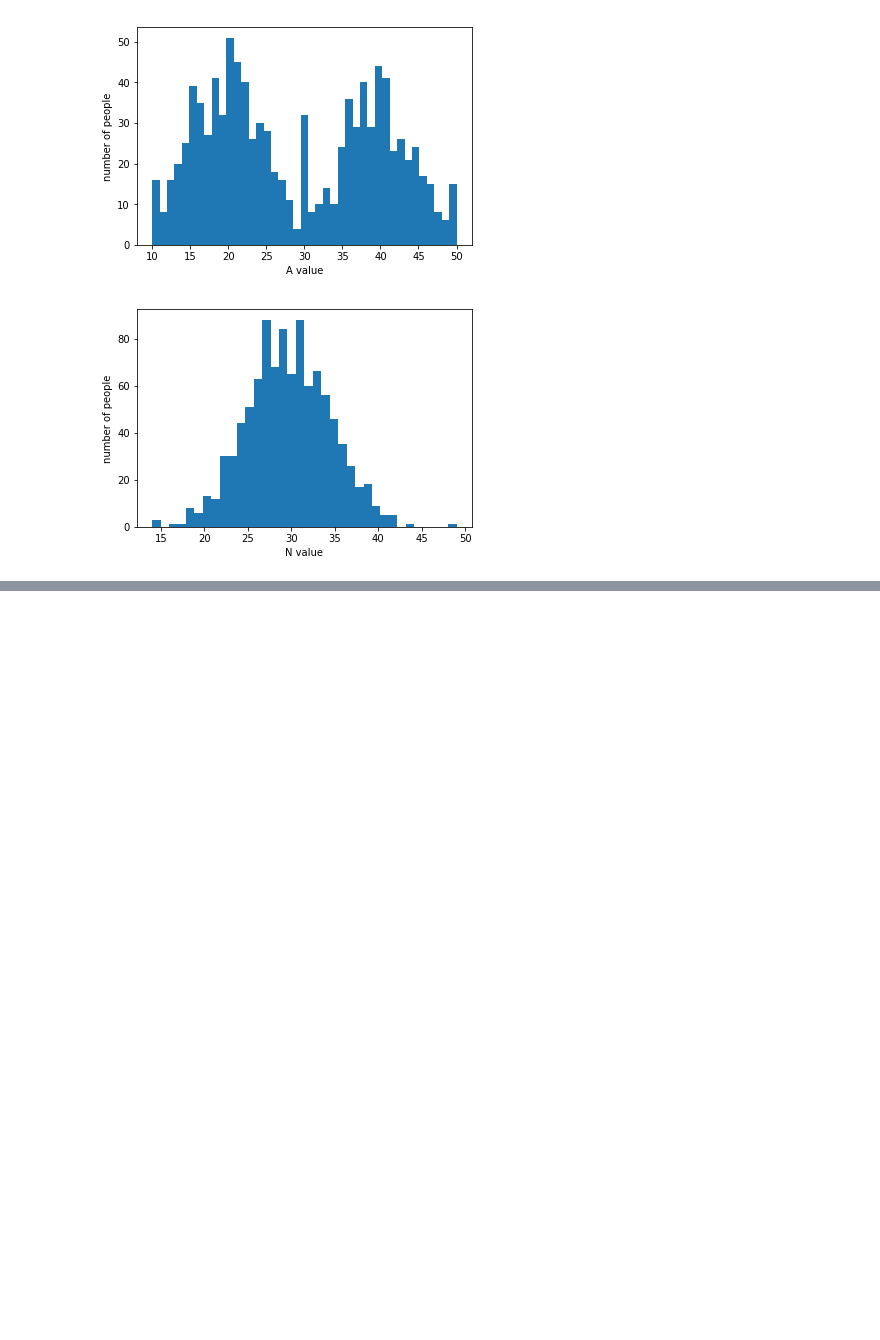
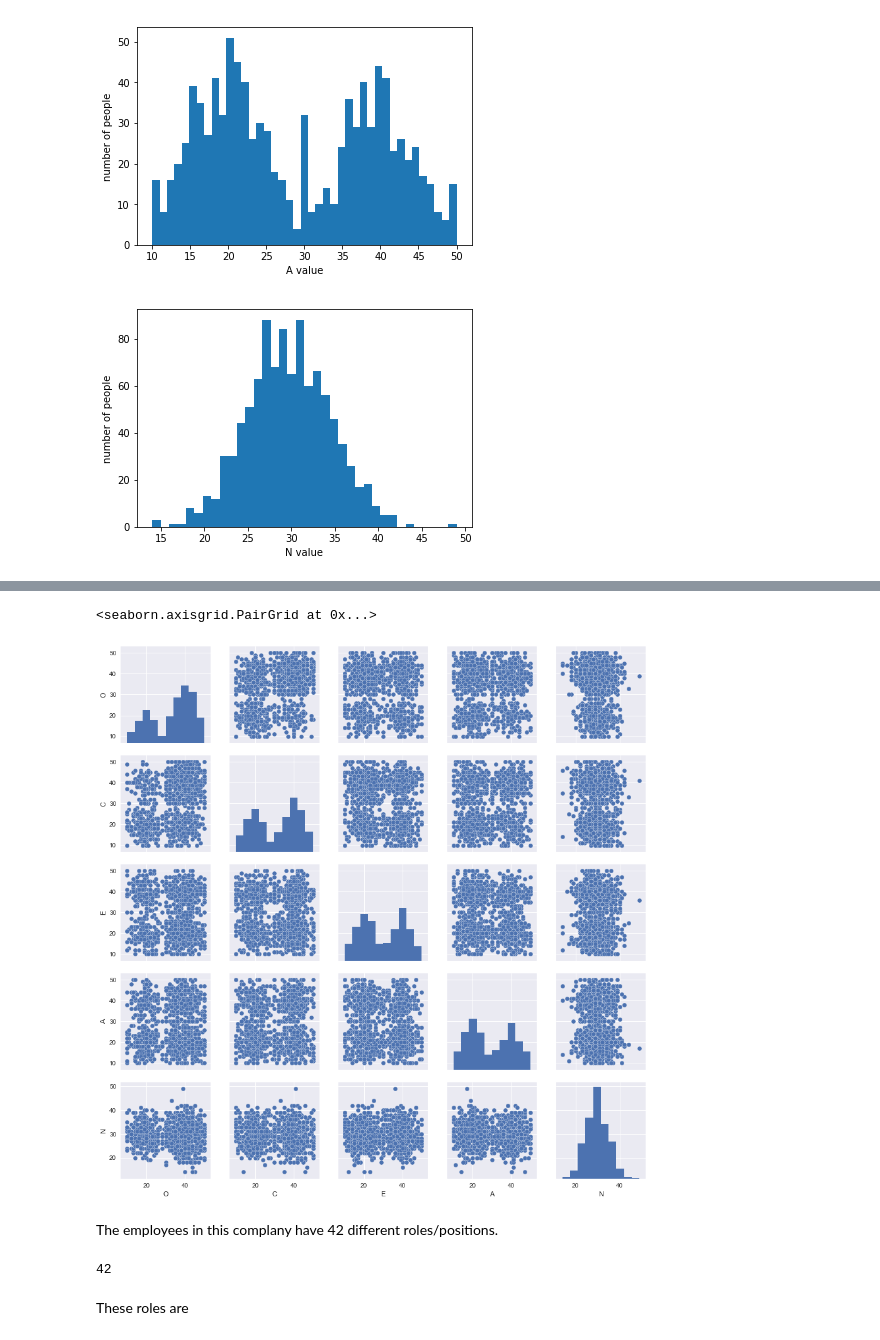
Before and after one commit to TalhaGhaffar/Data-Analytics, a Jupyter notebook: Distribution of OCEAN.ipynb, the cells around one changed output, grey strips where cells are left out. Saved outputs shown, nothing was run; the diff lists cells and outputs as text; code cells hidden in the pictures; blank space fills up the shorter version.

Commit message:
looking at ocean score distributions of employees by their roles. Nothing interesting yetgit add Distribution\ of\ OCEAN.ipynb

```diff
--- a/Distribution of OCEAN.ipynb
+++ b/Distribution of OCEAN.ipynb
@@ -42,3 +65,7 @@ plt.ylabel('number of people')
 plt.show()
 # %% [output]
 [figure]
+# %%
+my_dir = "C:\\Users\\talha\\Documents\\DA\\da_project\\dataset2\\"
+ocean_file = "psychometric_info.csv"
+psych_data = pd.read_csv(my_dir+ocean_file)
@@ -44,0 +78,13 @@ plt.show()
+# %%
+sns.pairplot(psych_data, x_vars=['O','C','E','A','N'], y_vars=['O','C','E','A','N'])
+# %% [output]
+<seaborn.axisgrid.PairGrid at 0x...>
+[figure, added]
+# %% [markdown]
+The employees in this complany have 42 different roles/positions.
+# %%
+employee_info.groupby(['role']).size().count()
+# %% [output]
+42
+# %% [markdown]
+These roles are
```
Also changed, not shown: parts of 11 cells of this notebook.
